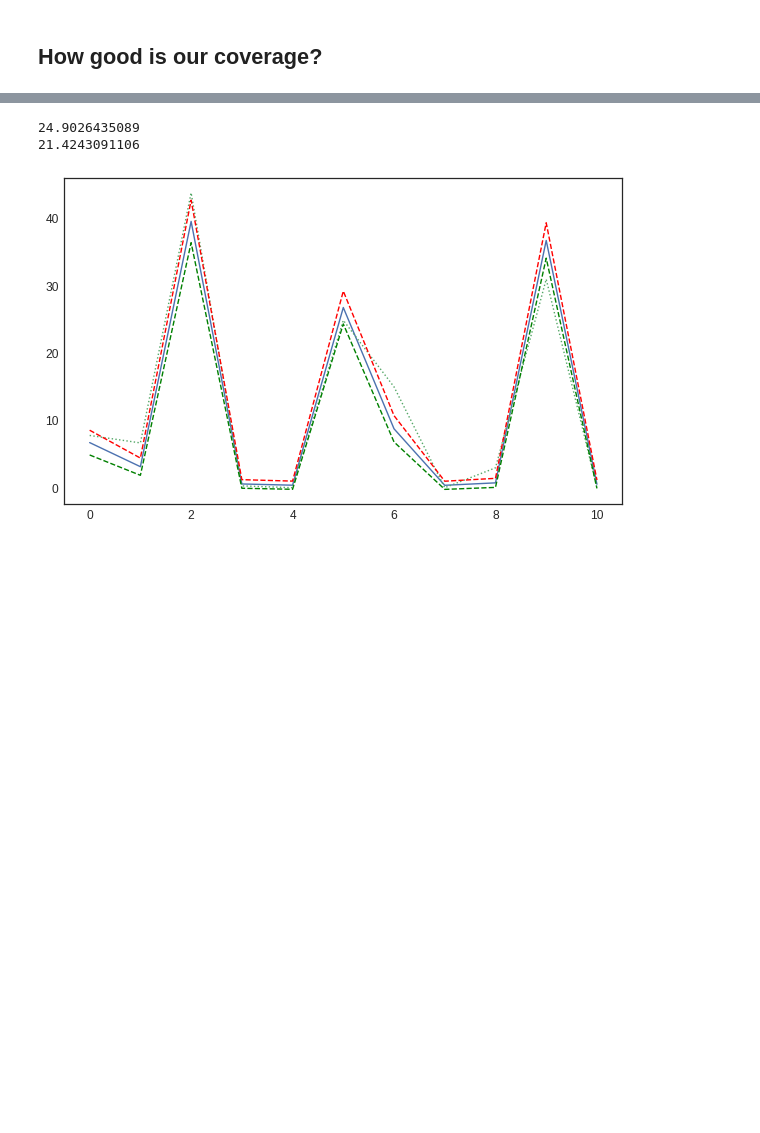
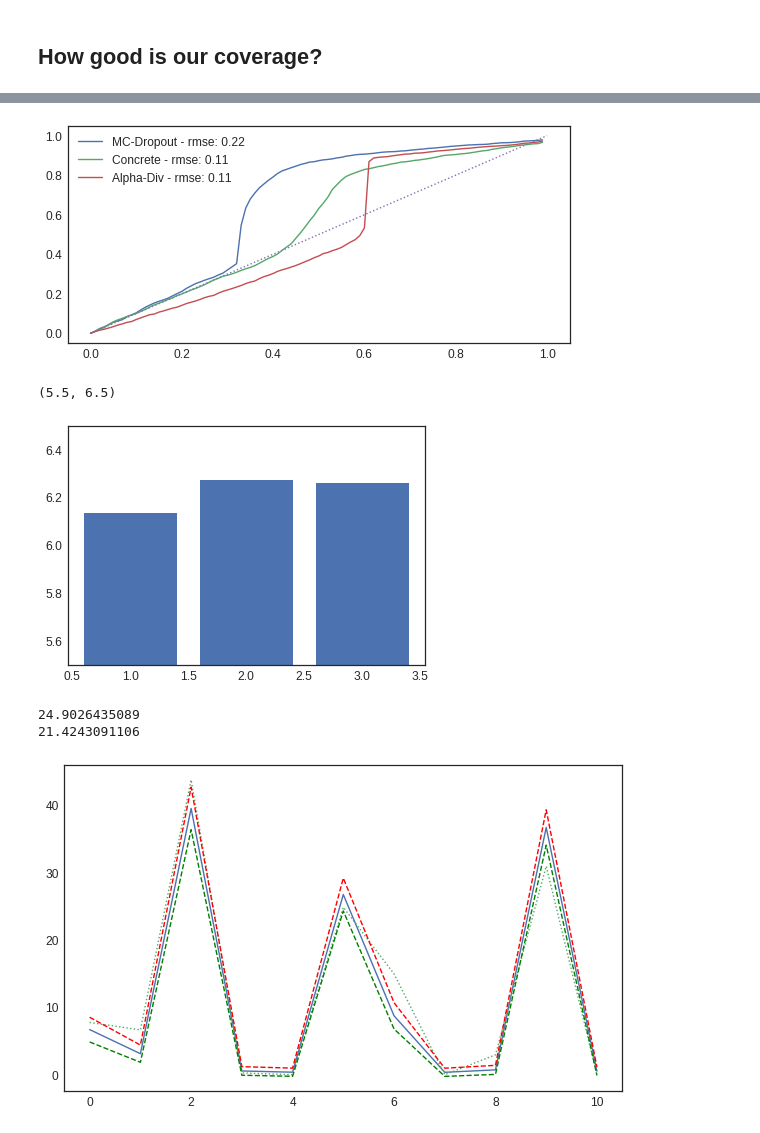
Before and after one commit to tjvandal/CI-2017, a Jupyter notebook: notebooks/bnn-climate.ipynb, the cells around one changed output, grey strips where cells are left out. Drawn from its saved outputs; the diff is of its cells as text; code cells hidden in the pictures; blank space fills up the shorter version.

Commit message:
figuring out alpha-divergence

```diff
--- a/notebooks/bnn-climate.ipynb
+++ b/notebooks/bnn-climate.ipynb
@@ -29,11 +28,12 @@ Using TensorFlow backend.
 # %% [markdown]
 # Set some global parameters
 # %%
-K_test = 25
+K_test = 5
 batch_size = 100
 lr = 1e-4
 default_dropout_rate = 0.5
-layer_sizes=[512,512,512]
+alpha = 0.5
+layer_sizes=[128,128,]
 # %% [markdown]
 # MC-Dropout
 # %% [markdown]
@@ -323,32 +404,40 @@ plt.show()
 # %%
 def coverage_plot(mu, sigma2, y, ax, name=None):
     p_range = np.arange(0.0, 1.0, 0.01)
     ratios = []
     std = sigma2**0.5
 
     normal_dist = scipy.stats.norm(0,1)
     for p_interval in p_range:
         p = 0.5 + p_interval/2.
         plow = (1. - p)/2
         phi = 1-plow
 
         zscale = normal_dist.ppf(p)
         sample_hi = mu + zscale * std
         sample_low = mu - zscale * std
 
         ratios.append(np.mean((sample_hi > y) & (y > sample_low)))
 
     err = np.mean((p_range - np.array(ratios))**2)**0.5
     ax.plot(p_range, ratios, label='%s - rmse: %2.2f' % (name, err))
 
 fig, axs = plt.subplots(1,1,figsize=(9,4))
 axs = np.ravel(axs)
 
 coverage_plot(mc_mu, mc_sigma2, Y_test[test_rainy_days, 0], axs[0], name='MC-Dropout')
 coverage_plot(concrete_mu, concrete_sigma2, Y_test[test_rainy_days, 0], axs[0], name='Concrete')
 coverage_plot(alpha_mu, alpha_sigma2, Y_test[test_rainy_days, 0], axs[0], name='Alpha-Div')
 axs[0].plot([0,1],[0,1], ls=':')
 axs[0].legend()
+plt.show()
+
+plt.bar([1,2,3], [mc_rmse, alpha_rmse, concrete_rmse])
+plt.ylim([5.5,6.5])
+# %% [output]
+[figure, added]
+(5.5, 6.5)
+[figure, added]
 # %%
 idx = np.argsort(rainy_test)[-100]
 
```
Also changed, not shown: parts of 6 cells of this notebook.
